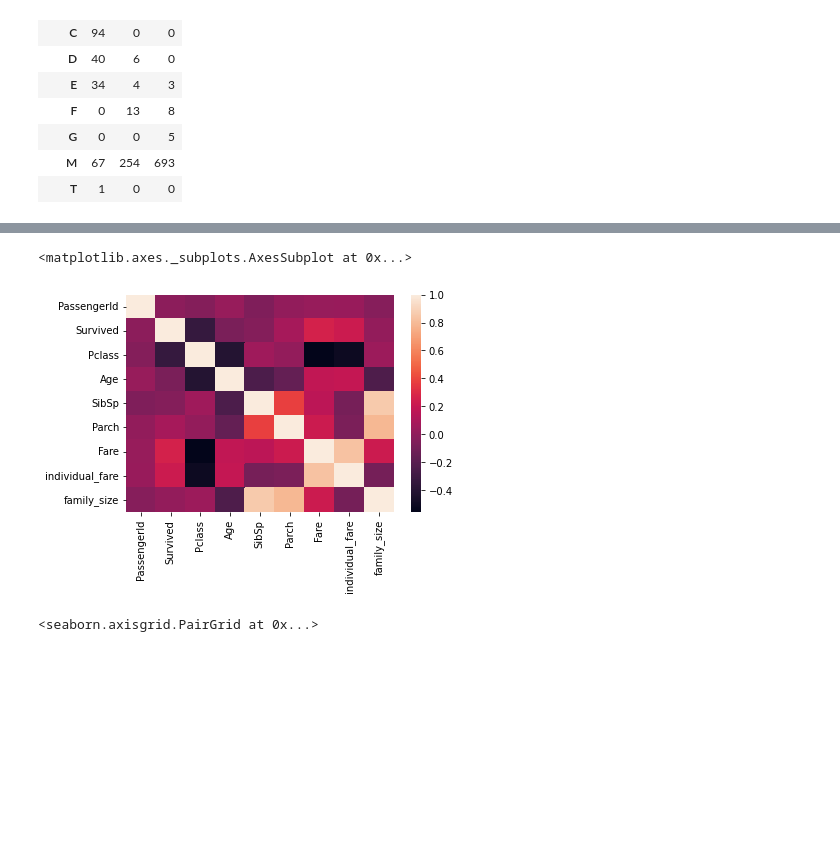
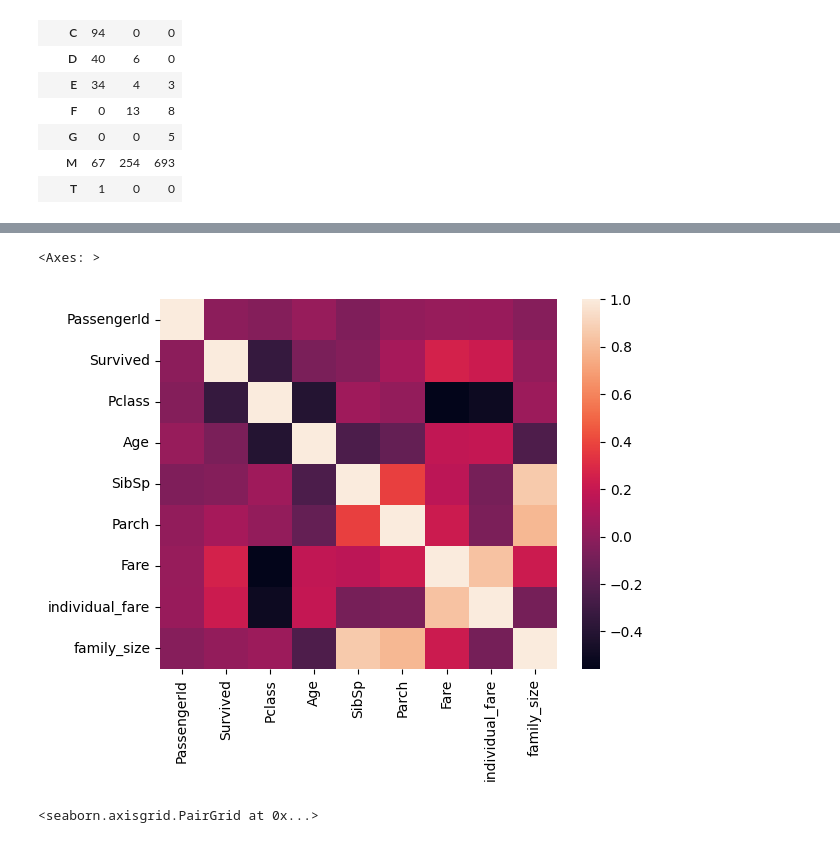
Before and after one commit to sushanttwayana/Exploratory_Data_Analysis-EDA-, a Jupyter notebook: 4. Data_Analysis_Cleaning/3.EDA/session_on_eda.ipynb, the cells around one changed output, grey strips where cells are left out. Drawn from its saved outputs; the diff is of its cells as text; code cells hidden in the pictures; blank space fills up the shorter version.

```diff
--- a/4. Data_Analysis_Cleaning/3.EDA/session_on_eda.ipynb
+++ b/4. Data_Analysis_Cleaning/3.EDA/session_on_eda.ipynb
@@ -364,4 +538,5 @@ df[df['Name'].str.contains('Sage')]
 | 846 | 847 | 0 | 3 | Sage, Mr. Douglas Bullen | male | NaN | 8 | 2 | CA. 2343 | 69.55 | ... |
 | 863 | 864 | 0 | 3 | Sage, Miss. Dorothy Edith "Dolly" | female | NaN | 8 | 2 | CA. 2343 | 69.55 | ... |
 # %%
-df1 = pd.read_csv('/content/test.csv')
+df1 = pd.read_csv('test.csv')
+df1
@@ -492,0 +781,3 @@ df['title'] = df['Name'].str.split(',').str.get(1).str.strip().str.split(' ').st
+# %%
+df['title'] = df['title'].str.replace(r'\b(Rev|Col|Maj|Jonkheer|Major|Capt|Don|Sir|Lady|Countess|Dr)[. ]?\b', 'Other', regex=True)
+df['title'].value_counts()
@@ -502,9 +806,0 @@ pd.crosstab(temp_df['Survived'],temp_df['title'],normalize='columns')*100
-# %%
-df['title'] = df['title'].str.replace('Rev.','other')
-df['title'] = df['title'].str.replace('Dr.','other')
-df['title'] = df['title'].str.replace('Col.','other')
-df['title'] = df['title'].str.replace('Major.','other')
-df['title'] = df['title'].str.replace('Capt.','other')
-df['title'] = df['title'].str.replace('the','other')
-df['title'] = df['title'].str.replace('Jonkheer.','other')
-# ,'Dr.','Col.','Major.','Don.','Capt.','the','Jonkheer.']
@@ -566,8 +945,8 @@ pd.crosstab(df['deck'],df['Survived'],normalize='index').plot(kind='bar',stacked
 # %%
-sns.heatmap(df.corr())
+sns.heatmap(df.select_dtypes(include='number').corr())
 # %% [output]
-<matplotlib.axes._subplots.AxesSubplot at 0x...>
+<Axes: >
-[figure, old version]
+[figure, new version]
 # %%
 sns.pairplot(df1)
 # %% [output]
```
Also changed, not shown: parts of 101 cells of this notebook.
